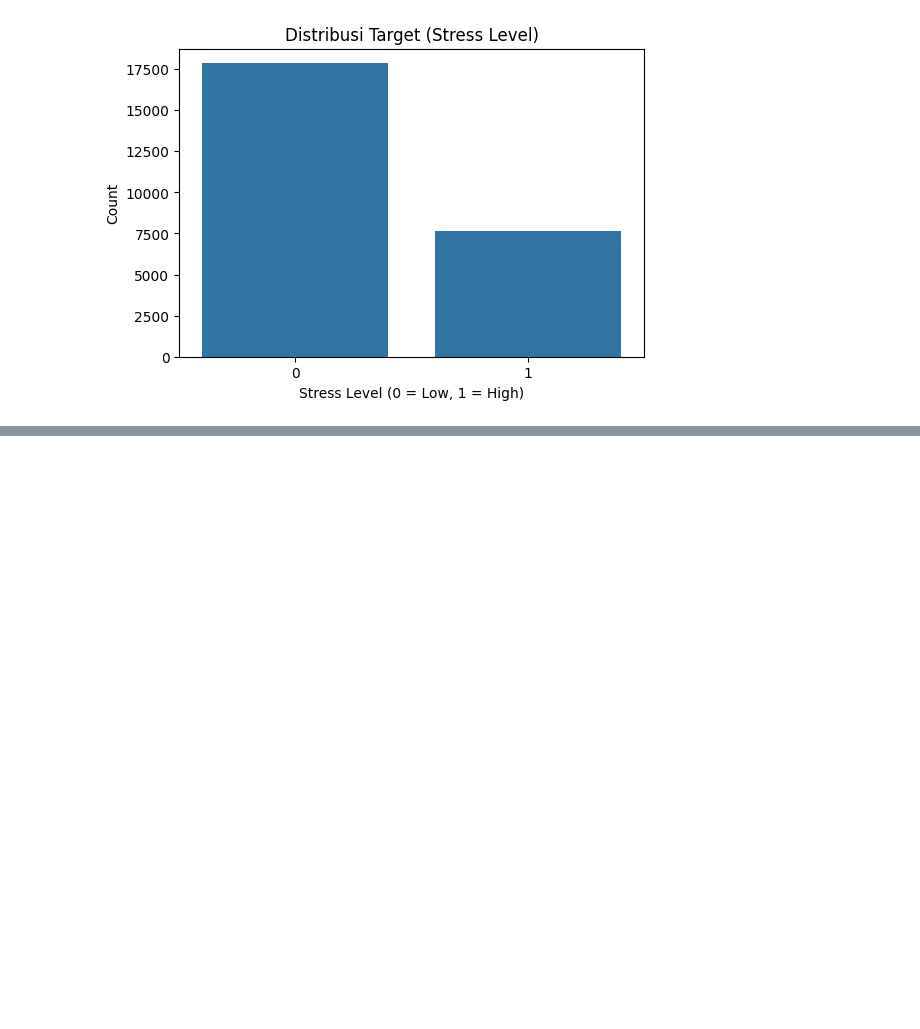
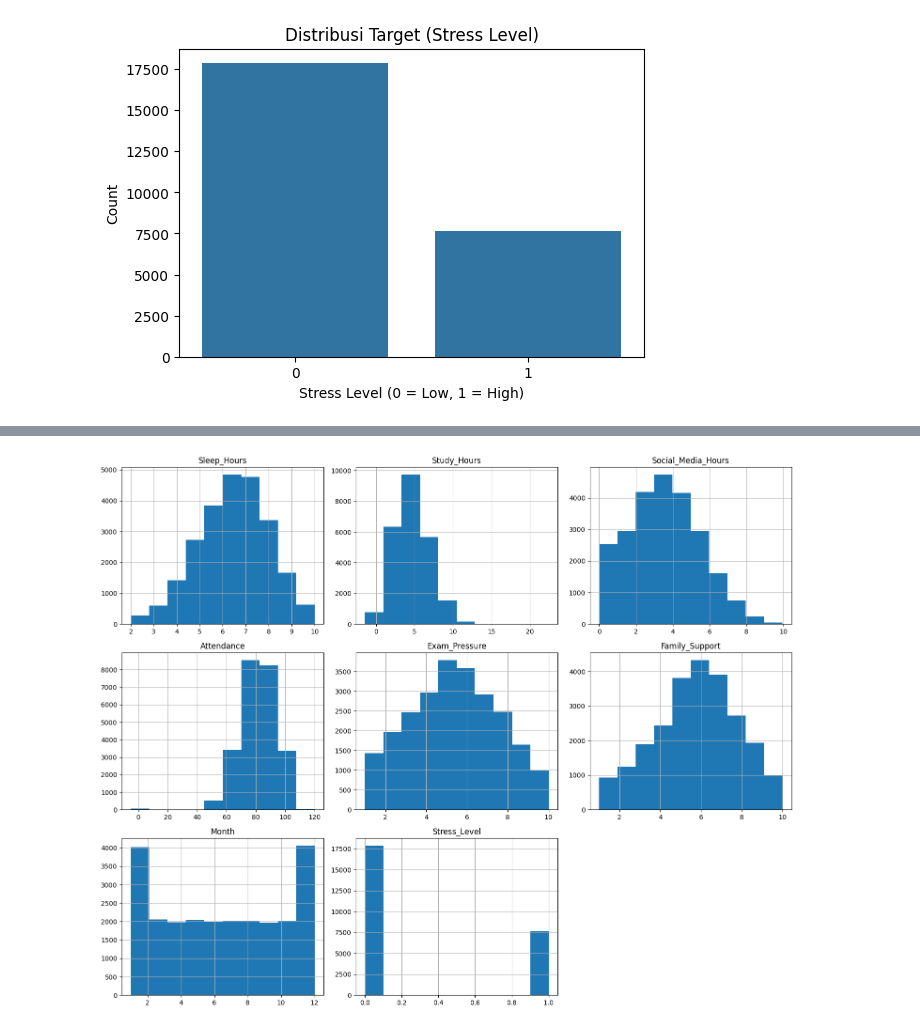
Before and after one commit to rifdan316-byte/Eksperimen_SML_Rifdan, a Jupyter notebook: prepocessing/Eksperimen_Rifdan.ipynb, the cells around one changed output, grey strips where cells are left out. Drawn from its saved outputs; the diff is of its cells as text; code cells hidden in the pictures; blank space fills up the shorter version.

```diff
--- a/prepocessing/Eksperimen_Rifdan.ipynb
+++ b/prepocessing/Eksperimen_Rifdan.ipynb
@@ -137,0 +168,7 @@ plt.show()
+# %%
+df.hist(figsize=(15,12))
+
+plt.tight_layout()
+plt.show()
+# %% [output]
+[figure, added]
```
Also changed, not shown: parts of 13 cells of this notebook, 4 other files.
